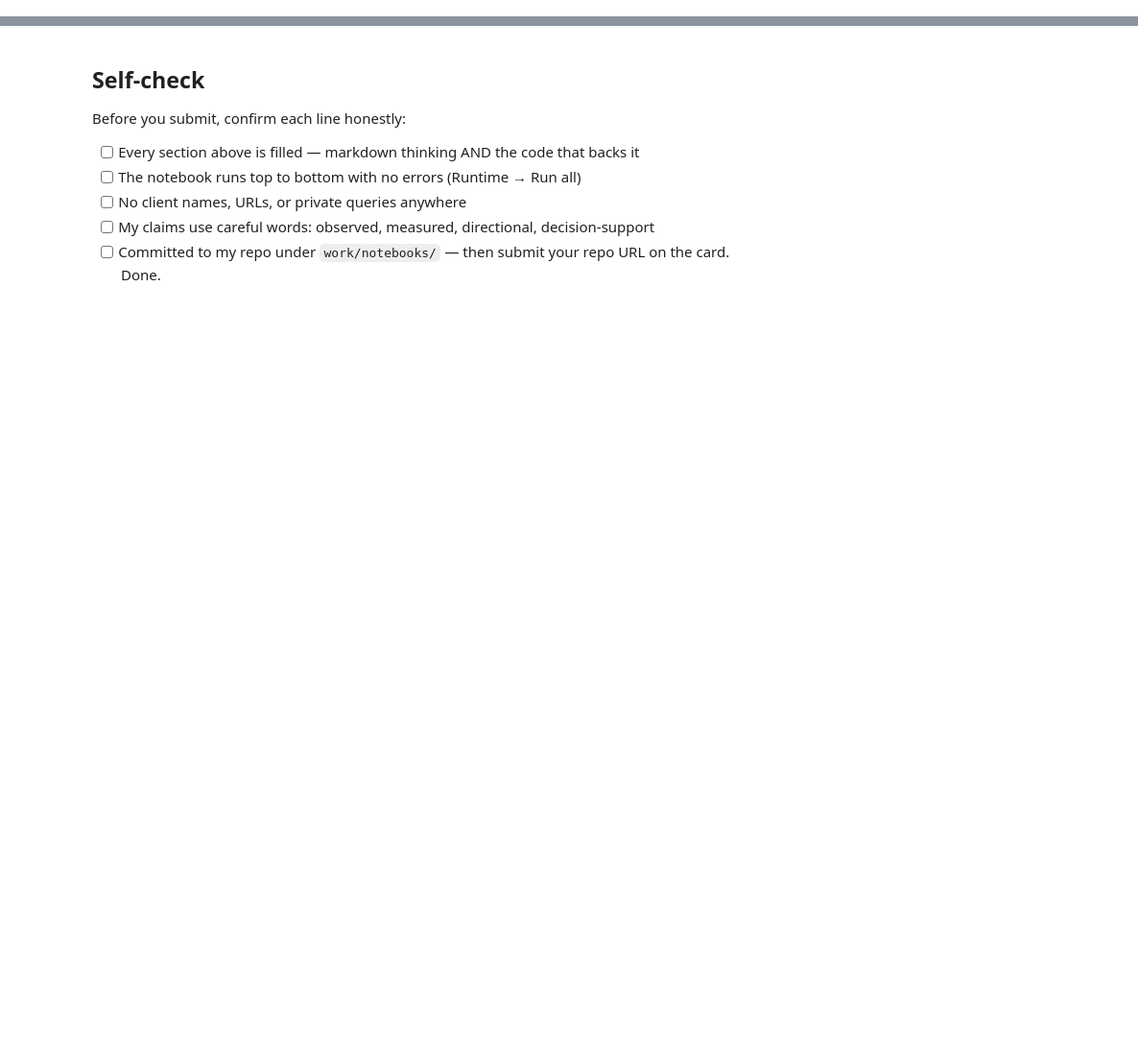
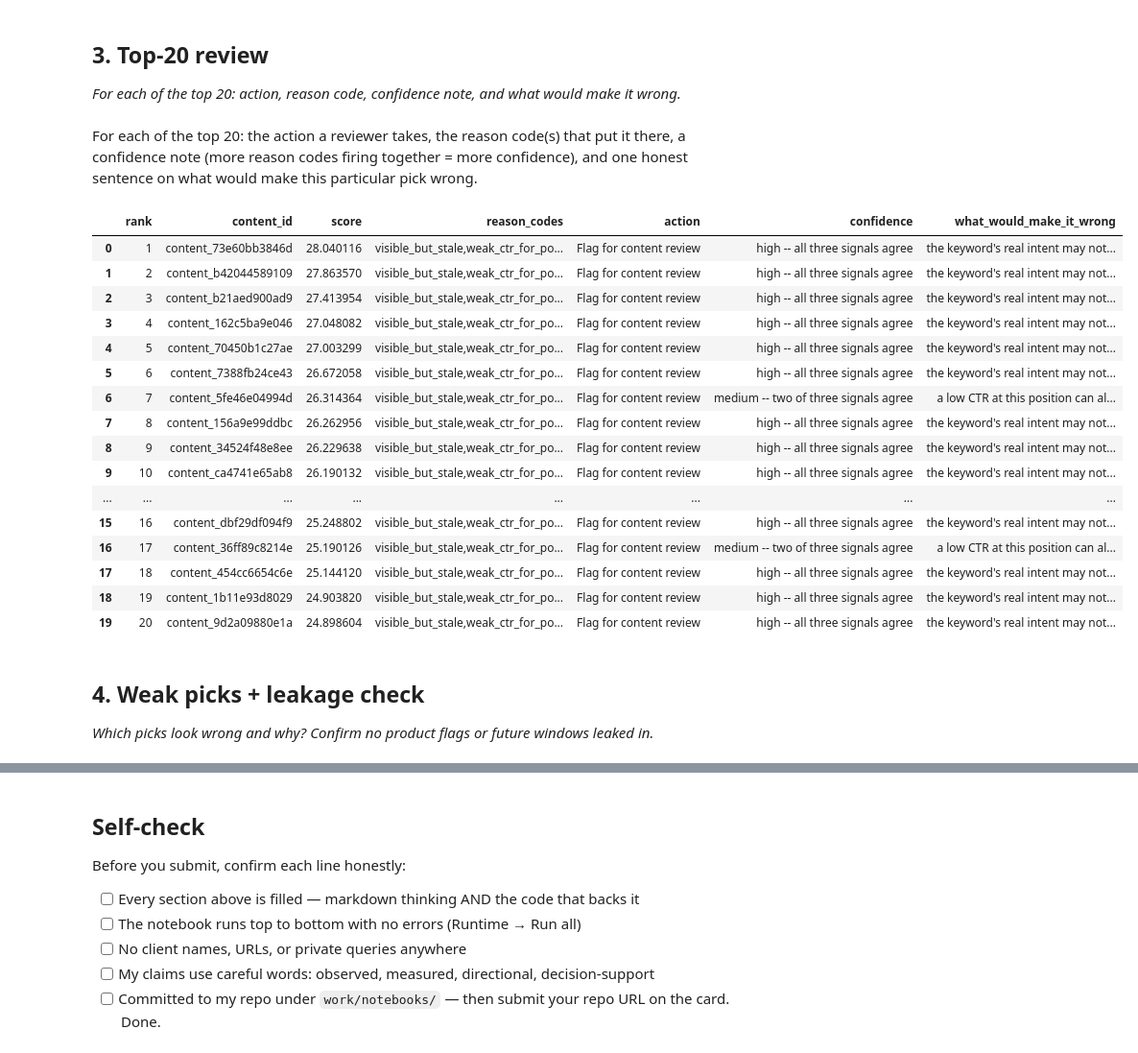
Before and after one commit to MuhammadAhmadIshtiaq/ml-internship-muhammadahmadishtiaq, a Jupyter notebook: work/notebooks/w05_model.ipynb, the cells around one changed output, grey strips where cells are left out. Shown at 96% size. Saved outputs shown, nothing was run; the diff lists cells and outputs as text; code cells hidden in the pictures; blank space fills up the shorter version.

```diff
--- a/work/notebooks/w05_model.ipynb
+++ b/work/notebooks/w05_model.ipynb
@@ -13,3 +34,15 @@ This skeleton is yours to fill. Work the sections **in order** — each one has
 # %%
 # This cell is for CODE (numbers, a query, a check).
 # Write your text answer in the cell ABOVE this one — typing sentences here breaks Run All.
+
+import numpy as np
+import pandas as pd
+
+df = pd.read_csv("data/raw/content_refresh_anonymized.csv")
+df["is_declining_label"] = (df["trend_direction"] == "down").astype(int)
+
+# Confirm the columns the rule will use are all pre-cleared as safe (no leak columns)
+rule_columns = ["impressions_90d", "days_since_last_update", "ctr", "position_tier", "search_volume"]
+forbidden = {"trend_pct", "trend_direction", "impressions_last_30d", "impressions_prev_30d"}
+print("Rule uses:", rule_columns)
+print("Any forbidden columns touched:", bool(set(rule_columns) & forbidden))
@@ -36,0 +140,57 @@ This skeleton is yours to fill. Work the sections **in order** — each one has
+# %% [markdown]
+## 3. Top-20 review
+
+*For each of the top 20: action, reason code, confidence note, and what would make it wrong.*
+# %% [markdown]
+For each of the top 20: the action a reviewer takes, the reason code(s) that put it there, a confidence note (more reason codes firing together = more confidence), and one honest sentence on what would make this particular pick wrong.
+# %%
+# This cell is for CODE (numbers, a query, a check).
+# Write your text answer in the cell ABOVE this one — typing sentences here breaks Run All.
+
+def confidence_note(codes_str):
+    n = 0 if codes_str == "none" else len(codes_str.split(","))
+    if n >= 3:
+        return "high -- all three signals agree"
+    elif n == 2:
+        return "medium -- two of three signals agree"
+    else:
+        return "low -- resting on one signal only"
+
+def what_would_make_it_wrong(codes_str):
+    notes = []
+    if "deep_position_high_demand" in codes_str:
+        notes.append("the keyword's real intent may not match this page's content (mismatched target)")
+    if "weak_ctr_for_position" in codes_str:
+        notes.append("a low CTR at this position can also mean the SERP snippet is fine but demand is seasonal")
+    if "visible_but_stale" in codes_str:
+        notes.append("the page may be intentionally stable content that doesn't need frequent updates")
+    return "; ".join(notes) if notes else "no strong signal fired -- low-confidence pick"
+
+top20 = queue.head(20).copy()
+top20["action"] = "Flag for content review"
+top20["confidence"] = top20["reason_codes"].apply(confidence_note)
+top20["what_would_make_it_wrong"] = top20["reason_codes"].apply(what_would_make_it_wrong)
+
+top20[["rank", "content_id", "score", "reason_codes", "action", "confidence", "what_would_make_it_wrong"]]
+# %% [output]
+|  | rank | content_id | score | reason_codes | action | confidence | what_would_make_it_wrong |
+| 0 | 1 | content_73e60bb3846d | 28.040116 | visible_but_stale,weak_ctr_for_po... | Flag for content review | high -- all three signals agree | the keyword's real intent may not... |
+| 1 | 2 | content_b42044589109 | 27.863570 | visible_but_stale,weak_ctr_for_po... | Flag for content review | high -- all three signals agree | the keyword's real intent may not... |
+| 2 | 3 | content_b21aed900ad9 | 27.413954 | visible_but_stale,weak_ctr_for_po... | Flag for content review | high -- all three signals agree | the keyword's real intent may not... |
+| 3 | 4 | content_162c5ba9e046 | 27.048082 | visible_but_stale,weak_ctr_for_po... | Flag for content review | high -- all three signals agree | the keyword's real intent may not... |
+| 4 | 5 | content_70450b1c27ae | 27.003299 | visible_but_stale,weak_ctr_for_po... | Flag for content review | high -- all three signals agree | the keyword's real intent may not... |
+| 5 | 6 | content_7388fb24ce43 | 26.672058 | visible_but_stale,weak_ctr_for_po... | Flag for content review | high -- all three signals agree | the keyword's real intent may not... |
+| 6 | 7 | content_5fe46e04994d | 26.314364 | visible_but_stale,weak_ctr_for_po... | Flag for content review | medium -- two of three signals agree | a low CTR at this position can al... |
+| 7 | 8 | content_156a9e99ddbc | 26.262956 | visible_but_stale,weak_ctr_for_po... | Flag for content review | high -- all three signals agree | the keyword's real intent may not... |
+| 8 | 9 | content_34524f48e8ee | 26.229638 | visible_but_stale,weak_ctr_for_po... | Flag for content review | high -- all three signals agree | the keyword's real intent may not... |
+| 9 | 10 | content_ca4741e65ab8 | 26.190132 | visible_but_stale,weak_ctr_for_po... | Flag for content review | high -- all three signals agree | the keyword's real intent may not... |
+| ... | ... | ... | ... | ... | ... | ... | ... |
+| 15 | 16 | content_dbf29df094f9 | 25.248802 | visible_but_stale,weak_ctr_for_po... | Flag for content review | high -- all three signals agree | the keyword's real intent may not... |
+| 16 | 17 | content_36ff89c8214e | 25.190126 | visible_but_stale,weak_ctr_for_po... | Flag for content review | medium -- two of three signals agree | a low CTR at this position can al... |
+| 17 | 18 | content_454cc6654c6e | 25.144120 | visible_but_stale,weak_ctr_for_po... | Flag for content review | high -- all three signals agree | the keyword's real intent may not... |
+| 18 | 19 | content_1b11e93d8029 | 24.903820 | visible_but_stale,weak_ctr_for_po... | Flag for content review | high -- all three signals agree | the keyword's real intent may not... |
+| 19 | 20 | content_9d2a09880e1a | 24.898604 | visible_but_stale,weak_ctr_for_po... | Flag for content review | high -- all three signals agree | the keyword's real intent may not... |
+# %% [markdown]
+## 4. Weak picks + leakage check
+
+*Which picks look wrong and why? Confirm no product flags or future windows leaked in.*
```
Also changed, not shown: parts of 17 cells of this notebook.
